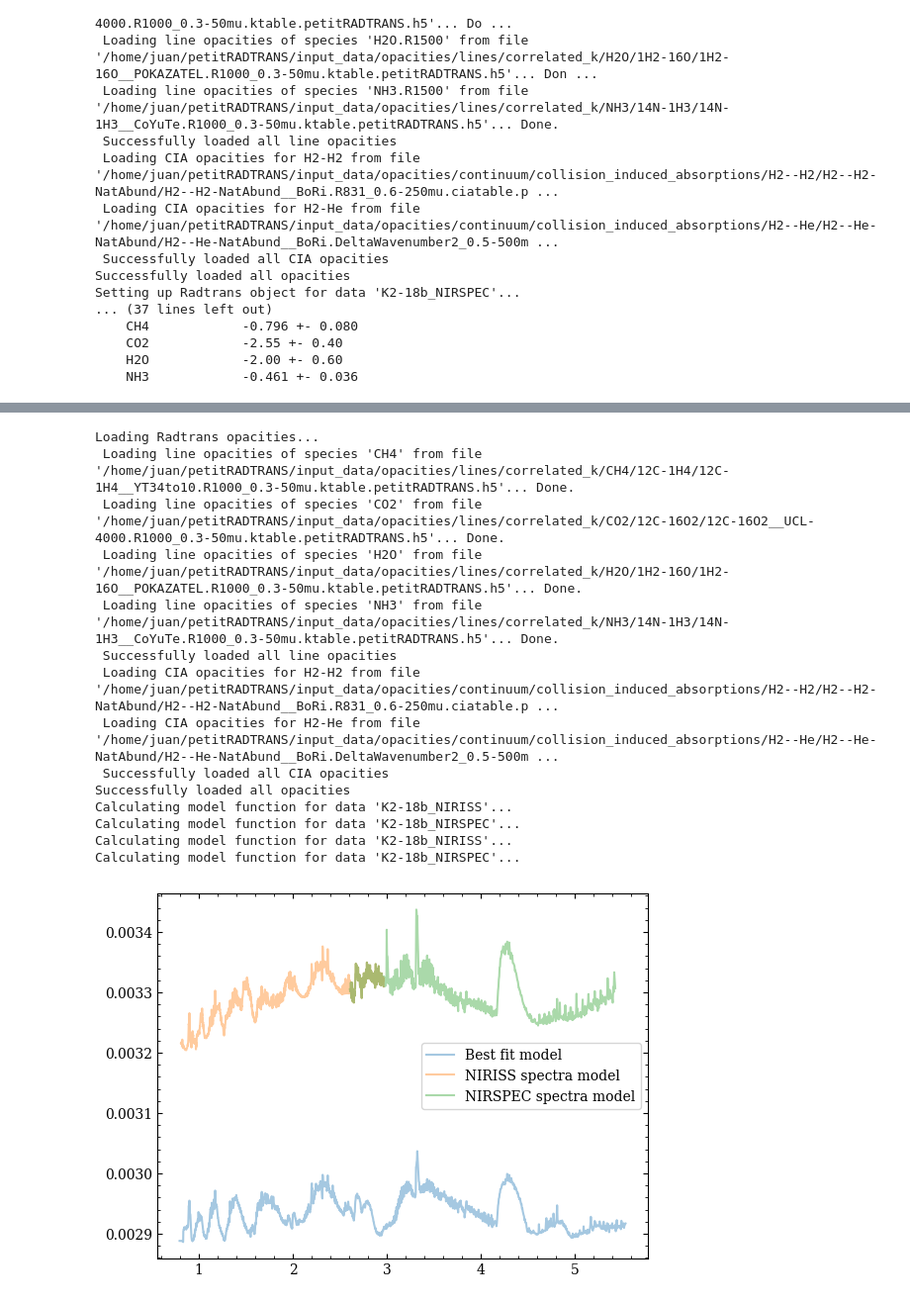
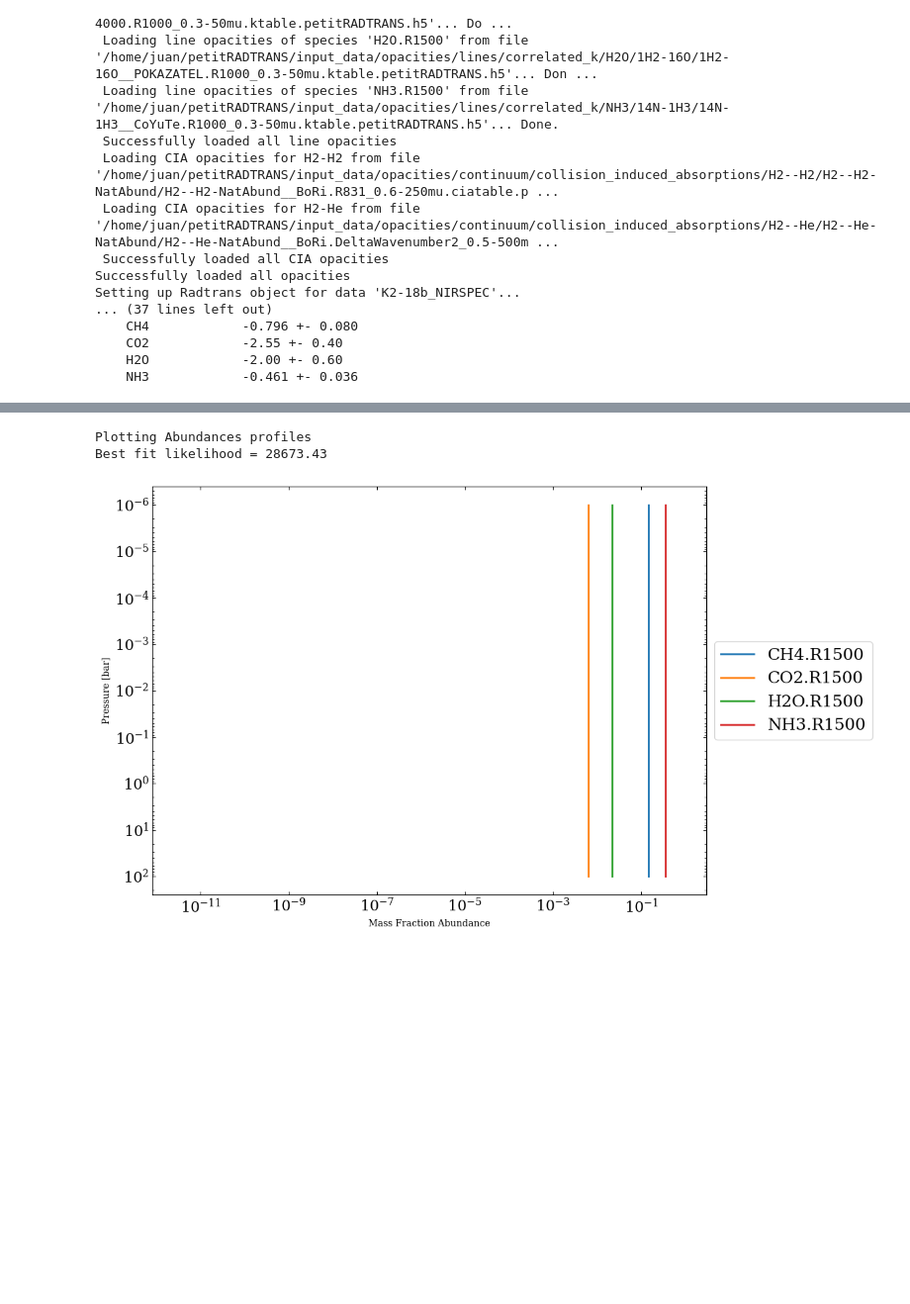
Before and after one commit to juan-zapata4/petit-atmospheric-retrievals, a Jupyter notebook: notebooks/K2-18b/Isothermal_clear_standard.ipynb, the cells around one changed output, grey strips where cells are left out. Shown at 99% size. Drawn from its saved outputs; the diff is of its cells as text; code cells hidden in the pictures; blank space fills up the shorter version.

```diff
--- a/notebooks/K2-18b/Isothermal_clear_standard.ipynb
+++ b/notebooks/K2-18b/Isothermal_clear_standard.ipynb
@@ -278,27 +303,9 @@ plt.show()
-# %%
-# retrieval.get_reduced_chi2_from_model(wavelength, model, verbose=True, show_chi2=True)
-
-x0, y0 = retrieval.get_best_fit_model(np.array([value for item, value in retrieval.get_best_fit_parameters().items()]), parameters_read)
-x1, y1 = retrieval.calculate_forward_model()["K2-18b_NIRISS"]
-x2, y2 = retrieval.calculate_forward_model()["K2-18b_NIRSPEC"]
-plt.plot(x0, y0, label="Best fit model", alpha=0.4)
-plt.plot(x1, y1, label="NIRISS spectra model", alpha=0.4)
-plt.plot(x2, y2, label="NIRSPEC spectra model", alpha=0.4)
-plt.legend()
-plt.show()
-# %% [output]
-Loading Radtrans opacities...
- Loading line opacities of species 'CH4' from file '/home/juan/petitRADTRANS/input_data/opacities/lines/correlated_k/CH4/12C-1H4/12C-1H4__YT34to10.R1000_0.3-50mu.ktable.petitRADTRANS.h5'... Done.
- Loading line opacities of species 'CO2' from file '/home/juan/petitRADTRANS/input_data/opacities/lines/correlated_k/CO2/12C-16O2/12C-16O2__UCL-4000.R1000_0.3-50mu.ktable.petitRADTRANS.h5'... Done.
- Loading line opacities of species 'H2O' from file '/home/juan/petitRADTRANS/input_data/opacities/lines/correlated_k/H2O/1H2-16O/1H2-16O__POKAZATEL.R1000_0.3-50mu.ktable.petitRADTRANS.h5'... Done.
- Loading line opacities of species 'NH3' from file '/home/juan/petitRADTRANS/input_data/opacities/lines/correlated_k/NH3/14N-1H3/14N-1H3__CoYuTe.R1000_0.3-50mu.ktable.petitRADTRANS.h5'... Done.
- Successfully loaded all line opacities
- Loading CIA opacities for H2-H2 from file '/home/juan/petitRADTRANS/input_data/opacities/continuum/collision_induced_absorptions/H2--H2/H2--H2-NatAbund/H2--H2-NatAbund__BoRi.R831_0.6-250mu.ciatable.p ...
- Loading CIA opacities for H2-He from file '/home/juan/petitRADTRANS/input_data/opacities/continuum/collision_induced_absorptions/H2--He/H2--He-NatAbund/H2--He-NatAbund__BoRi.DeltaWavenumber2_0.5-500m ...
- Successfully loaded all CIA opacities
-Successfully loaded all opacities
-Calculating model function for data 'K2-18b_NIRISS'...
-Calculating model function for data 'K2-18b_NIRSPEC'...
-Calculating model function for data 'K2-18b_NIRISS'...
-Calculating model function for data 'K2-18b_NIRSPEC'...
-[figure, removed]
+# %%
+## Plotting molecular abundances as a function of pressure
+
+retrieval.plot_abundances(samples_use, parameters_read)
+plt.show()
+# %% [output]
+Plotting Abundances profiles
+Best fit likelihood = 28673.43
+[figure, added]
```
Also changed, not shown: parts of 14 cells of this notebook, 23 other files.
